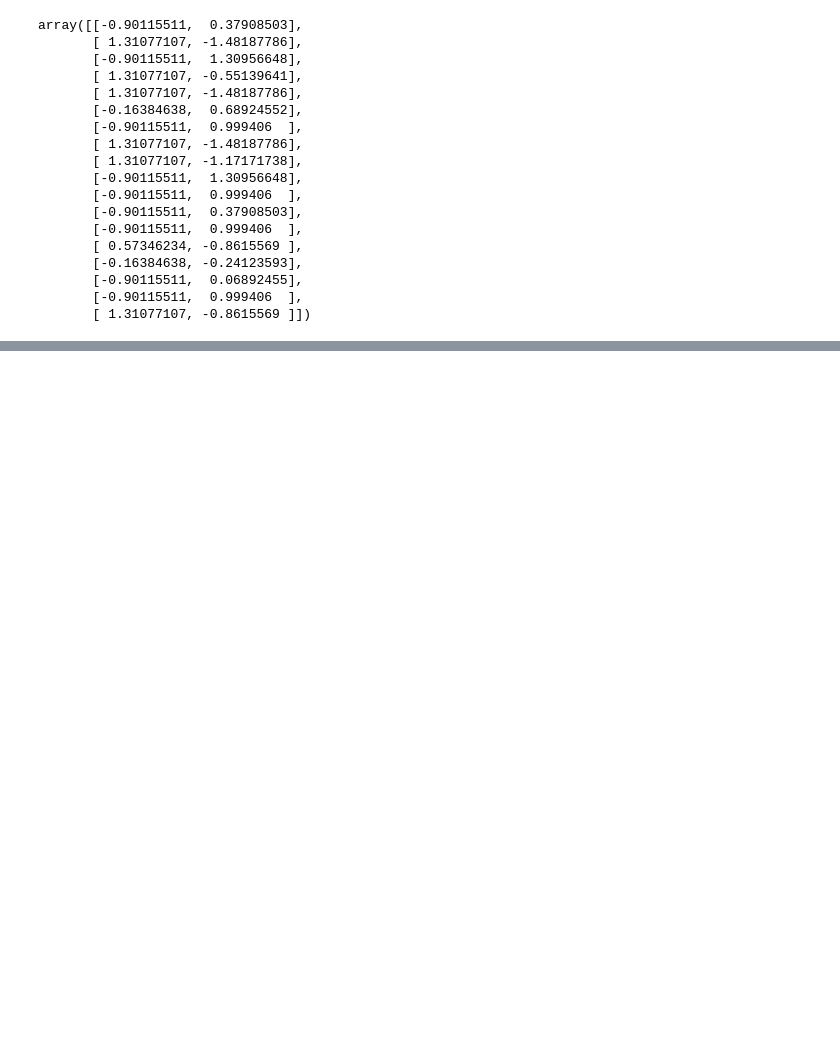
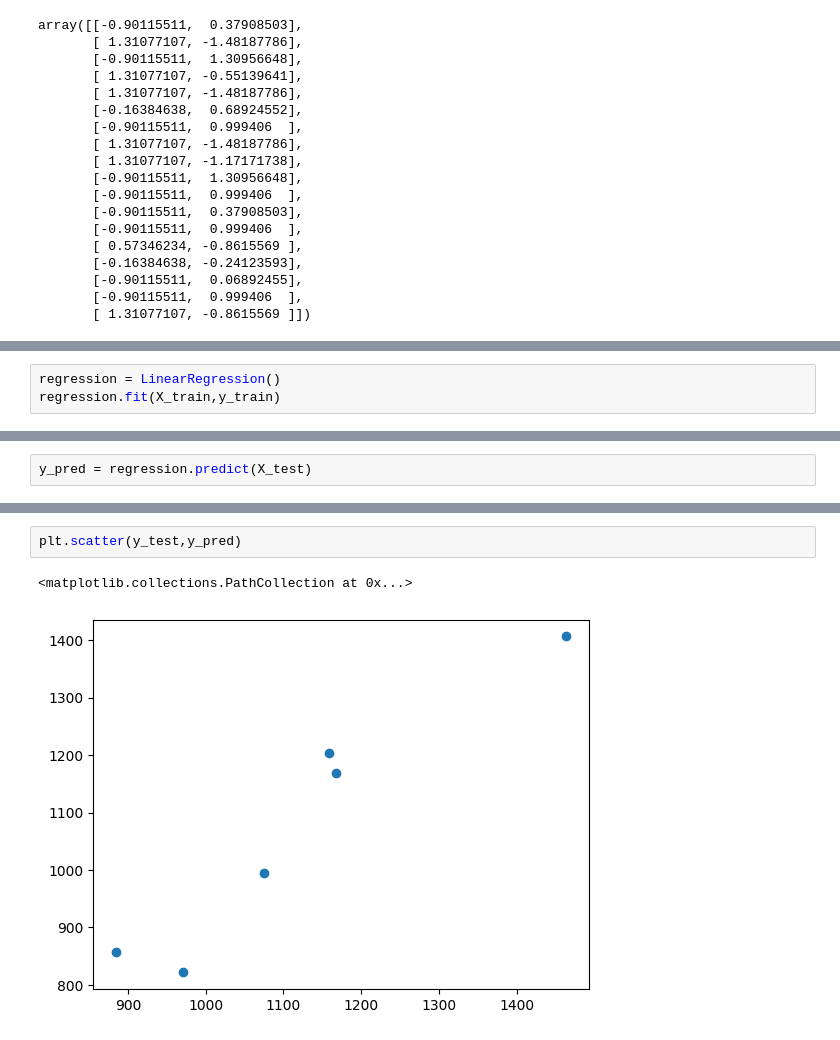
Before and after one commit to Sumit-Avasthi/Machine-Learning, a Jupyter notebook: Multi_Linear_Regression.ipynb, the cells around one changed output, grey strips where cells are left out. Cells and saved outputs as stored; diff of their text form; blank space fills up the shorter version.

Commit message:
model training and OLS check

```diff
--- a/Multi_Linear_Regression.ipynb
+++ b/Multi_Linear_Regression.ipynb
@@ -141,0 +144,3 @@ array([[-0.90115511,  0.37908503],
+# %%
+regression = LinearRegression()
+regression.fit(X_train,y_train)
@@ -141,0 +162,2 @@ array([[-0.90115511,  0.37908503],
+# %%
+y_pred = regression.predict(X_test)
@@ -141,0 +181,5 @@ array([[-0.90115511,  0.37908503],
+# %%
+plt.scatter(y_test,y_pred)
+# %% [output]
+<matplotlib.collections.PathCollection at 0x...>
+[figure, added]
```
Also changed, not shown: parts of 13 cells of this notebook.
